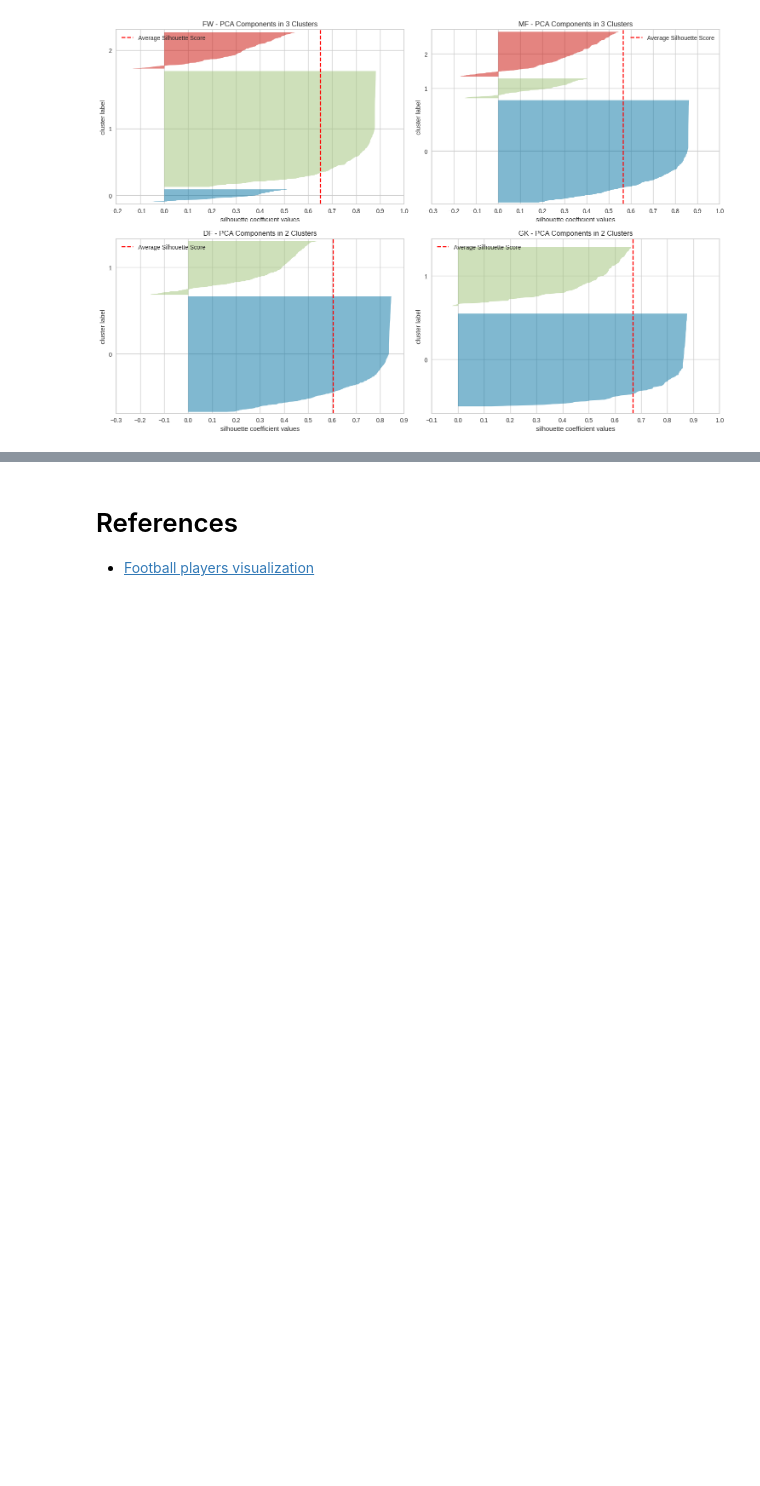
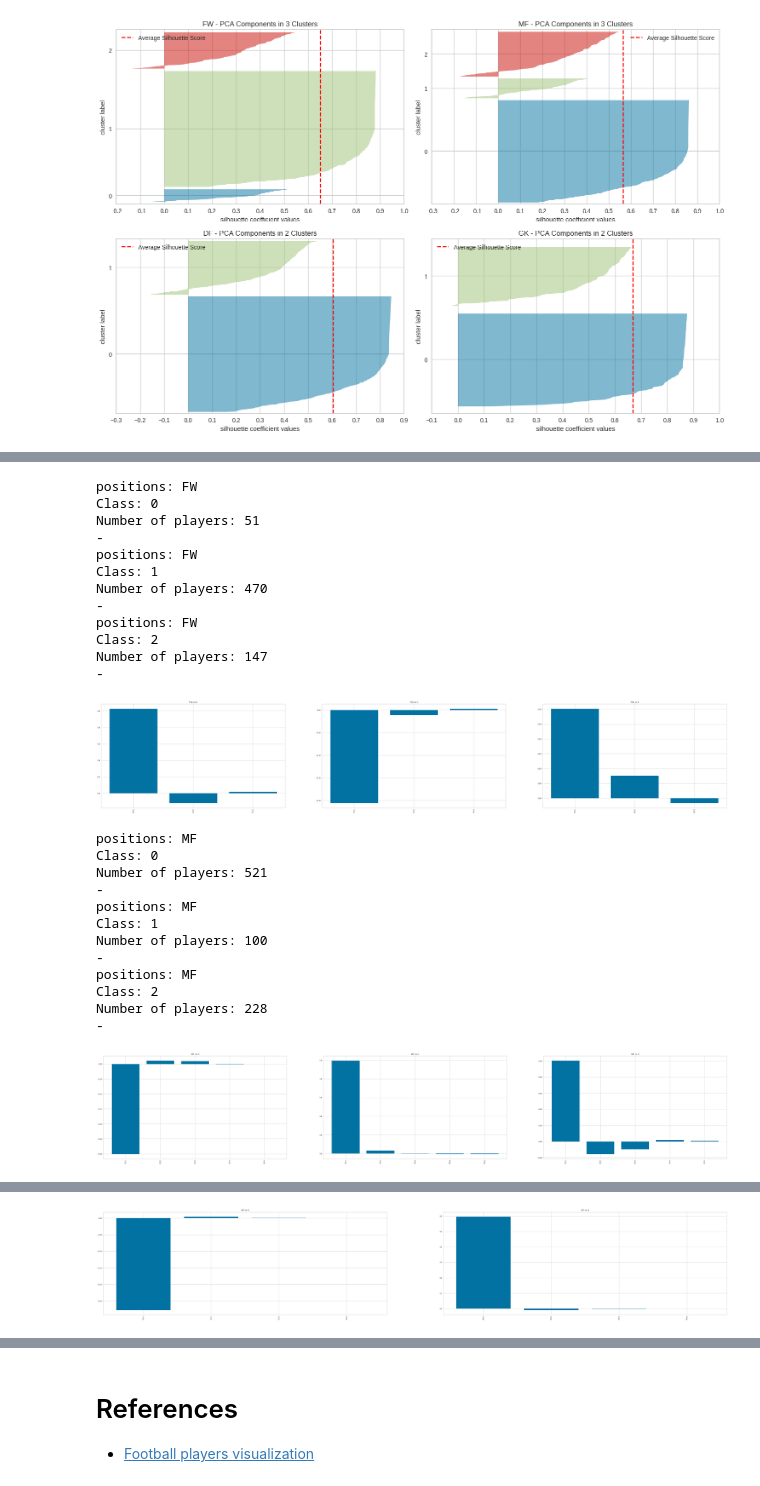
Before and after one commit to marifr25/dicoding_project, a Jupyter notebook: Clustering_Pemain_Sepakbola_Eropa/Kaggle_Version/Clustering_of_Football_Player_Statistics.ipynb, the cells around one changed output, grey strips where cells are left out. Drawn from its saved outputs; the diff is of its cells as text; code cells hidden in the pictures; blank space fills up the shorter version.

Commit message:
Kaggle Notebook | Clustering of Football Player Statistics | complete model development

```diff
--- a/Clustering_Pemain_Sepakbola_Eropa/Kaggle_Version/Clustering_of_Football_Player_Statistics.ipynb
+++ b/Clustering_Pemain_Sepakbola_Eropa/Kaggle_Version/Clustering_of_Football_Player_Statistics.ipynb
@@ -1065,0 +1098,8 @@ plot_pca_silhouette(position_category, fps_pca, pca_columns, clusters_by_positio
+# %%
+# Perform KMeans clustering on PCA data
+cluster_results = kmeans_pca(position_category, fps_pca, pca_columns, clusters_by_position)
+
+print("Striker Silhouette Scores:", np.mean(cluster_results["FW"]["Silhouette Score"]))
+print("Midfield Silhouette Scores:", np.mean(cluster_results["MF"]["Silhouette Score"]))
+print("Defender Silhouette Scores:", np.mean(cluster_results["DF"]["Silhouette Score"]))
+print("Goalkeeper Silhouette Scores:", np.mean(cluster_results["GK"]["Silhouette Score"]))
@@ -1065,0 +1113,71 @@ plot_pca_silhouette(position_category, fps_pca, pca_columns, clusters_by_positio
+# %%
+def plot_class(position_list, df_dict, features_dict, clusters_dict):
+    '''
+    I will do the bar chart visualization first.
+    I will adopt the cell from Football players visualization.
+
+    Parameters:
+    position_list: List of positions to be analyzed
+    df_dict : Dictionary dataframe clustering results per position
+    features_dict : Dictionary features clustering results per position
+    clusters_dict : Dictionary cluster clustering results per position
+
+    referensi: [Football players visualization](#References)
+    '''
+    # Looping over `position_list` using enumerate to retrieve the index and position
+    for i, position in enumerate(position_list):
+        # Retrieve dataframe, features, and number of clusters from dictionary based on position
+        df_position = df_dict[position]
+        features = features_dict[position]
+        n_clusters = clusters_dict[position]
+
+        # Create figures and axes for subplots
+        fig, axes = plt.subplots(nrows=1, ncols=n_clusters, figsize=(60, 10))
+
+        # Looping based on number of clusters
+        for j in range(n_clusters):
+            # Take data based on cluster and position, then calculate the average for each feature.
+            data = df_position[(df_position["Class"] == j) & (df_position["Position Category"] == position_list[i])][features].mean()
+            data_dict = dict(data)  # Then save it in dictionary form
+            data = pd.DataFrame.from_dict(data_dict, orient='index', columns=['Mean Value'])  # Create a dataframe with the column name `Mean Value`
+
+            # Visualize a bar chart for each cluster
+            axes[j].bar(data.index, data['Mean Value'])
+            axes[j].set_xticks(range(len(data)))
+            axes[j].set_xticklabels(data.index, rotation=90)
+            axes[j].set_title(position_list[i] + " vs " + str(j))
+            print("positions: " + position_list[i])
+            print("Class: " + str(j))
+            print("Number of players: " + str(df_position[(df_position["Class"] == j) & (df_position["Position Category"] == position_list[i])].shape[0]))
+            print("-")
+        plt.show()
+
+# Apply `plot_class` function
+plot_class(position_category, cluster_results, pca_columns, clusters_by_position)
+# %% [output]
+positions: FW
+Class: 0
+Number of players: 51
+-
+positions: FW
+Class: 1
+Number of players: 470
+-
+positions: FW
+Class: 2
+Number of players: 147
+-
+[figure, added]
+positions: MF
+Class: 0
+Number of players: 521
+-
+positions: MF
+Class: 1
+Number of players: 100
+-
+positions: MF
+Class: 2
+Number of players: 228
+-
+[figure, added]
@@ -1065,0 +1192 @@ plot_pca_silhouette(position_category, fps_pca, pca_columns, clusters_by_positio
+[figure, added]
```
Also changed, not shown: parts of 7 cells of this notebook.
